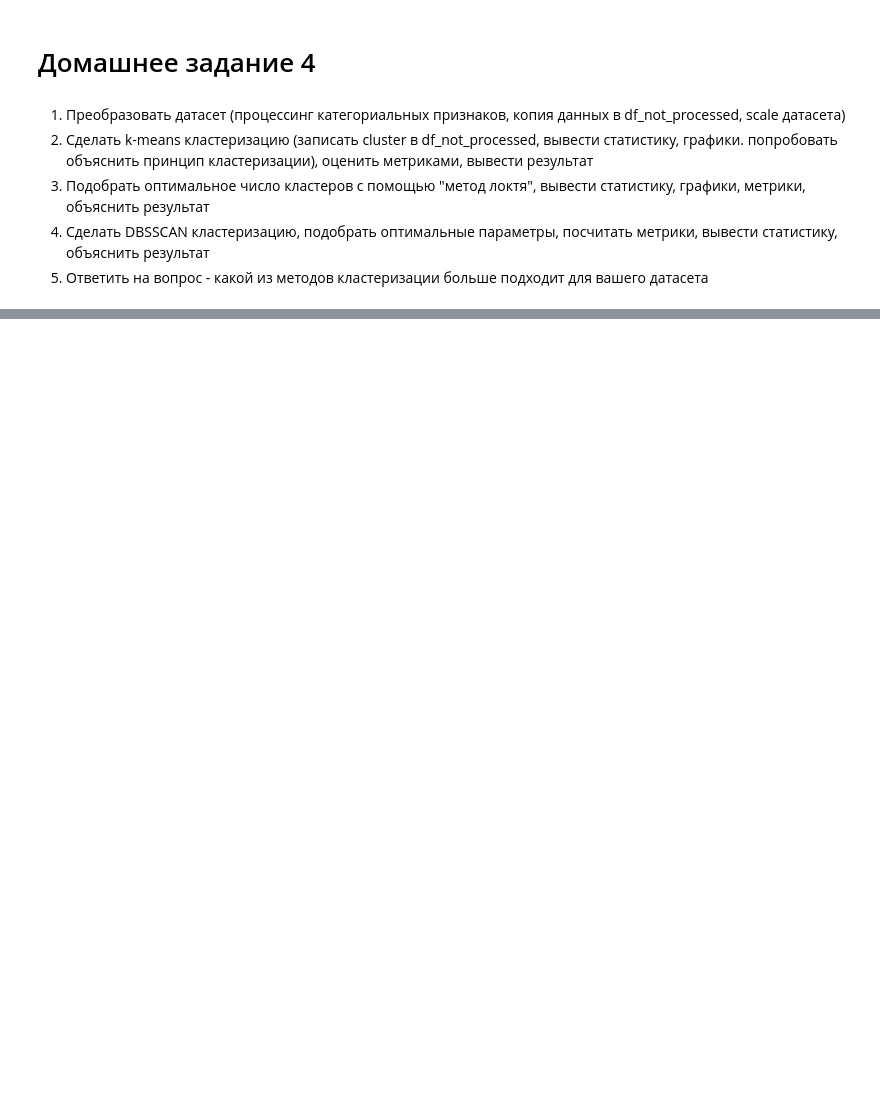
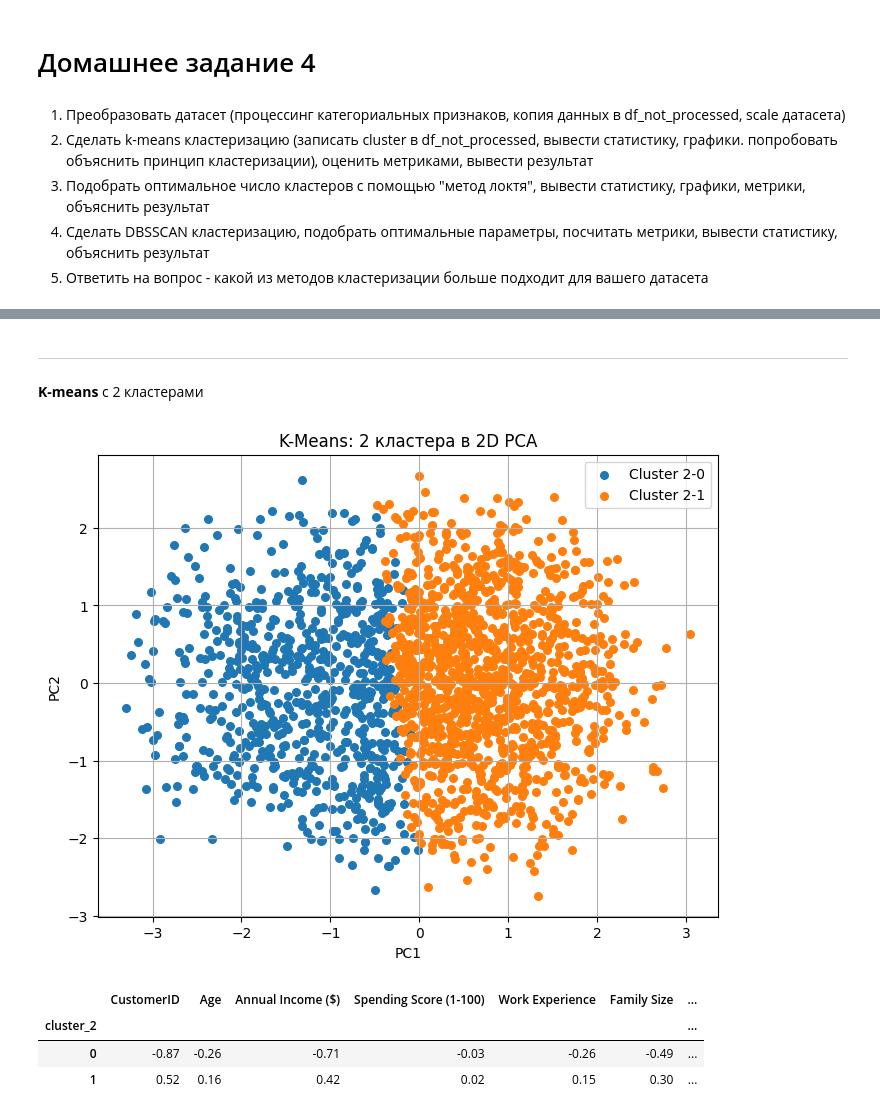
Before and after one commit to Canchili/-, a Jupyter notebook: Копия_блокнота_"Домашнее_задание_4_ipynb".ipynb, the cells around one changed output, grey strips where cells are left out. Drawn from its saved outputs; the diff is of its cells as text; code cells hidden in the pictures; blank space fills up the shorter version.

```diff
--- a/Копия_блокнота_"Домашнее_задание_4_ipynb".ipynb
+++ b/Копия_блокнота_"Домашнее_задание_4_ipynb".ipynb
@@ -36,0 +342,36 @@ df[numeric_features] = scaler.fit_transform(df[numeric_features])
+# %% [markdown]
+
+
+---
+# %% [markdown]
+**K-means** с 2 кластерами
+# %%
+
+kmeans_2 = KMeans(n_clusters=2, random_state=42)
+clusters_2 = kmeans_2.fit_predict(df)
+
+df_cluster_2 = df.copy()
+df_cluster_2['cluster_2'] = clusters_2
+cluster_means_2 = df_cluster_2.groupby('cluster_2').mean()
+
+pca_2d_2 = PCA(n_components=2, random_state=42)  # Можно использовать тот же PCA, если df тот же
+X_pca_2d_2 = pca_2d_2.fit_transform(df)
+
+plt.figure(figsize=(8, 6))
+for lab in np.unique(clusters_2):
+    mask = clusters_2 == lab
+    plt.scatter(X_pca_2d_2[mask, 0], X_pca_2d_2[mask, 1], s=30, label=f'Cluster 2-{lab}')
+plt.title('K-Means: 2 кластера в 2D PCA')
+plt.xlabel('PC1')
+plt.ylabel('PC2')
+plt.legend()
+plt.grid(True)
+plt.show()
+
+cluster_means_2.round(2)
+# %% [output]
+[figure, added]
+|  | CustomerID | Age | Annual Income ($) | Spending Score (1-100) | Work Experience | Family Size | ... |
+| cluster_2 |  |  |  |  |  |  | ... |
+| 0 | -0.87 | -0.26 | -0.71 | -0.03 | -0.26 | -0.49 | ... |
+| 1 | 0.52 | 0.16 | 0.42 | 0.02 | 0.15 | 0.30 | ... |
```
Also changed, not shown: parts of 34 cells of this notebook.
